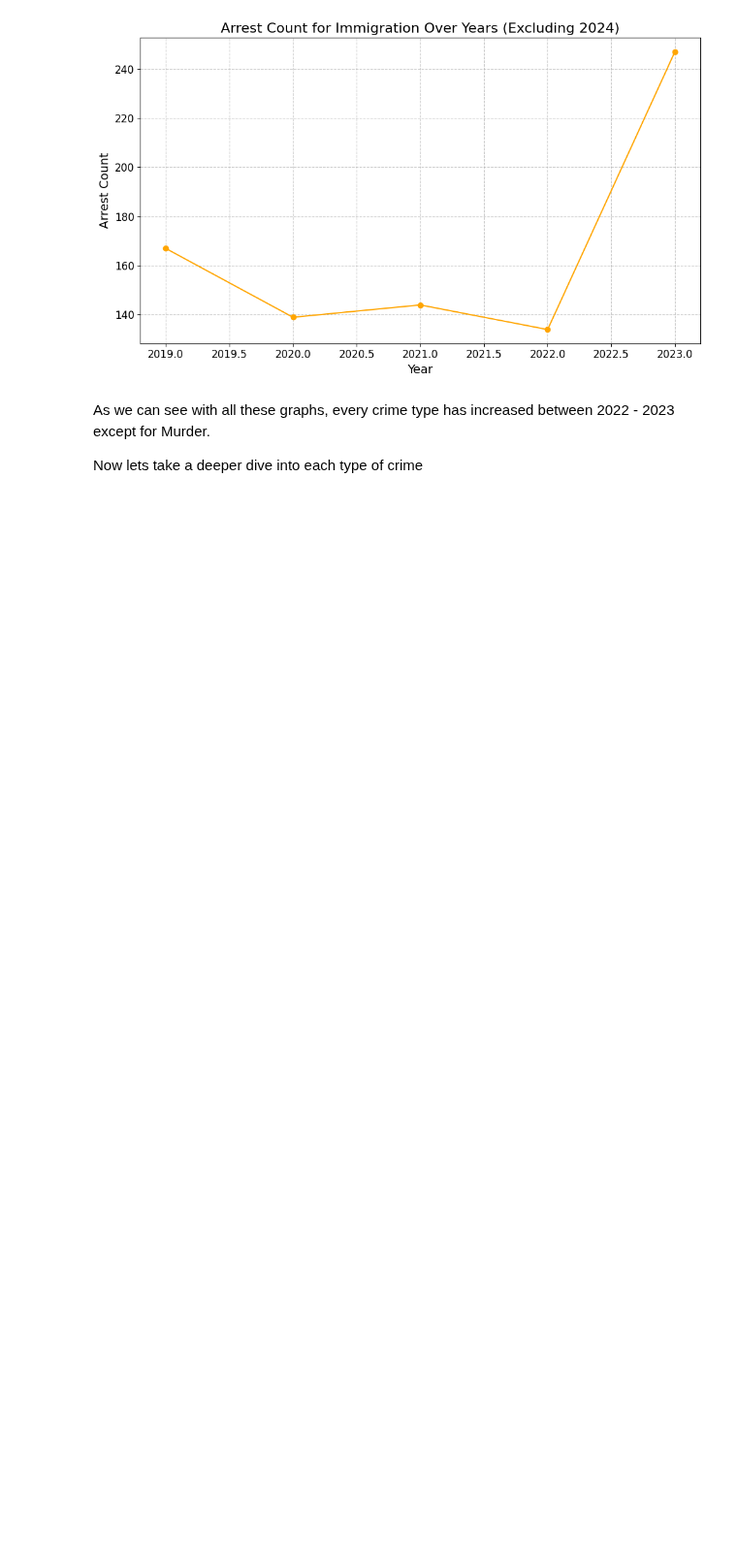
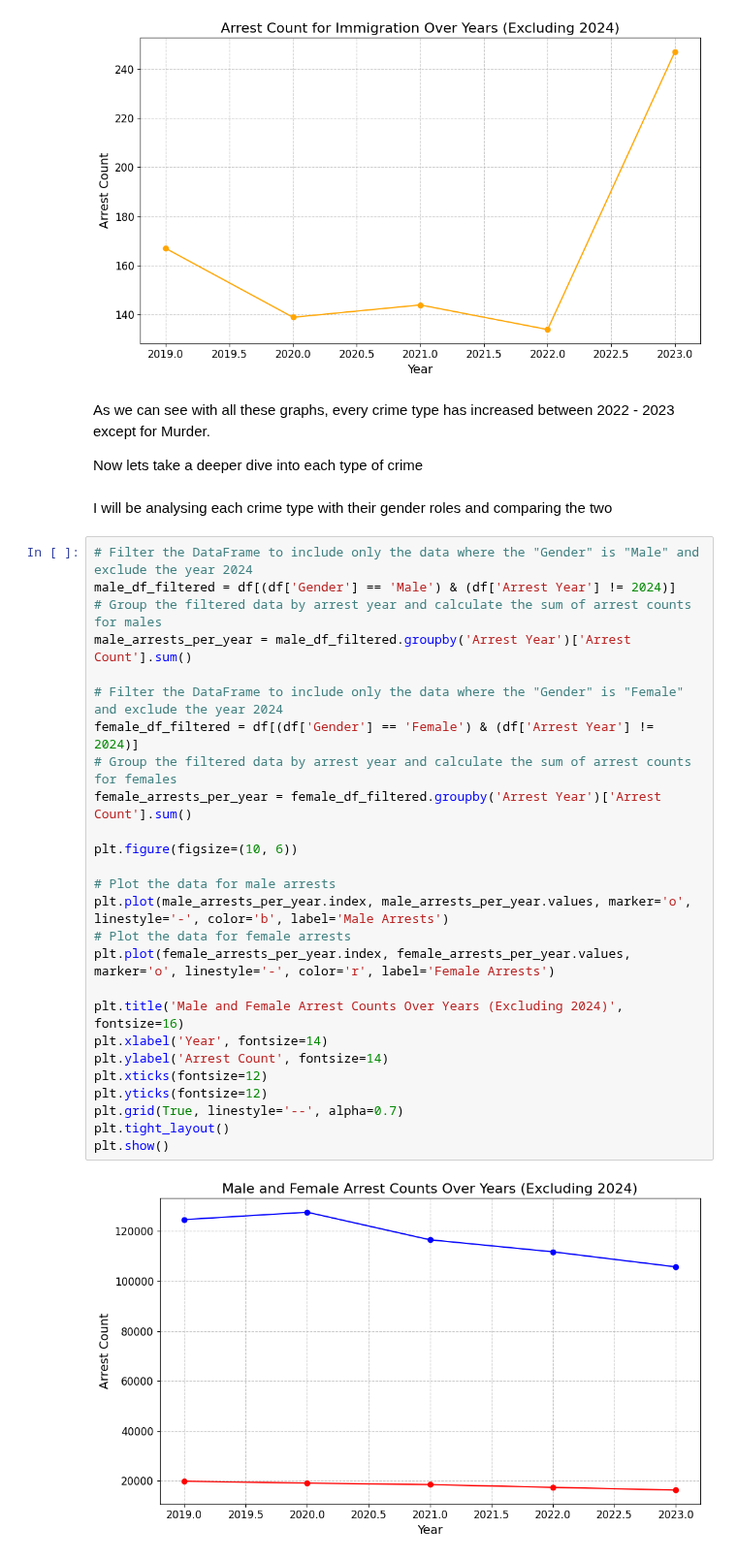
Before and after one commit to Ozan797/Crime-Visualiser, a Jupyter notebook: Arrests.ipynb, the cells around one changed output. Shown at 97% size. Drawn from its saved outputs; the diff is of its cells as text; blank space fills up the shorter version.

```diff
--- a/Arrests.ipynb
+++ b/Arrests.ipynb
@@ -265,3 +265,33 @@ plt.show()
 As we can see with all these graphs, every crime type has increased between 2022 - 2023 except for Murder.
 
 Now lets take a deeper dive into each type of crime
+# %% [markdown]
+I will be analysing each crime type with their gender roles and comparing the two
+# %%
+# Filter the DataFrame to include only the data where the "Gender" is "Male" and exclude the year 2024
+male_df_filtered = df[(df['Gender'] == 'Male') & (df['Arrest Year'] != 2024)]
+# Group the filtered data by arrest year and calculate the sum of arrest counts for males
+male_arrests_per_year = male_df_filtered.groupby('Arrest Year')['Arrest Count'].sum()
+
+# Filter the DataFrame to include only the data where the "Gender" is "Female" and exclude the year 2024
+female_df_filtered = df[(df['Gender'] == 'Female') & (df['Arrest Year'] != 2024)]
+# Group the filtered data by arrest year and calculate the sum of arrest counts for females
+female_arrests_per_year = female_df_filtered.groupby('Arrest Year')['Arrest Count'].sum()
+
+plt.figure(figsize=(10, 6))
+
+# Plot the data for male arrests
+plt.plot(male_arrests_per_year.index, male_arrests_per_year.values, marker='o', linestyle='-', color='b', label='Male Arrests')
+# Plot the data for female arrests
+plt.plot(female_arrests_per_year.index, female_arrests_per_year.values, marker='o', linestyle='-', color='r', label='Female Arrests')
+
+plt.title('Male and Female Arrest Counts Over Years (Excluding 2024)', fontsize=16)
+plt.xlabel('Year', fontsize=14)
+plt.ylabel('Arrest Count', fontsize=14)
+plt.xticks(fontsize=12)
+plt.yticks(fontsize=12)
+plt.grid(True, linestyle='--', alpha=0.7)
+plt.tight_layout()
+plt.show()
+# %% [output]
+[figure, added]
```
Also changed, not shown: parts of 3 cells of this notebook.
